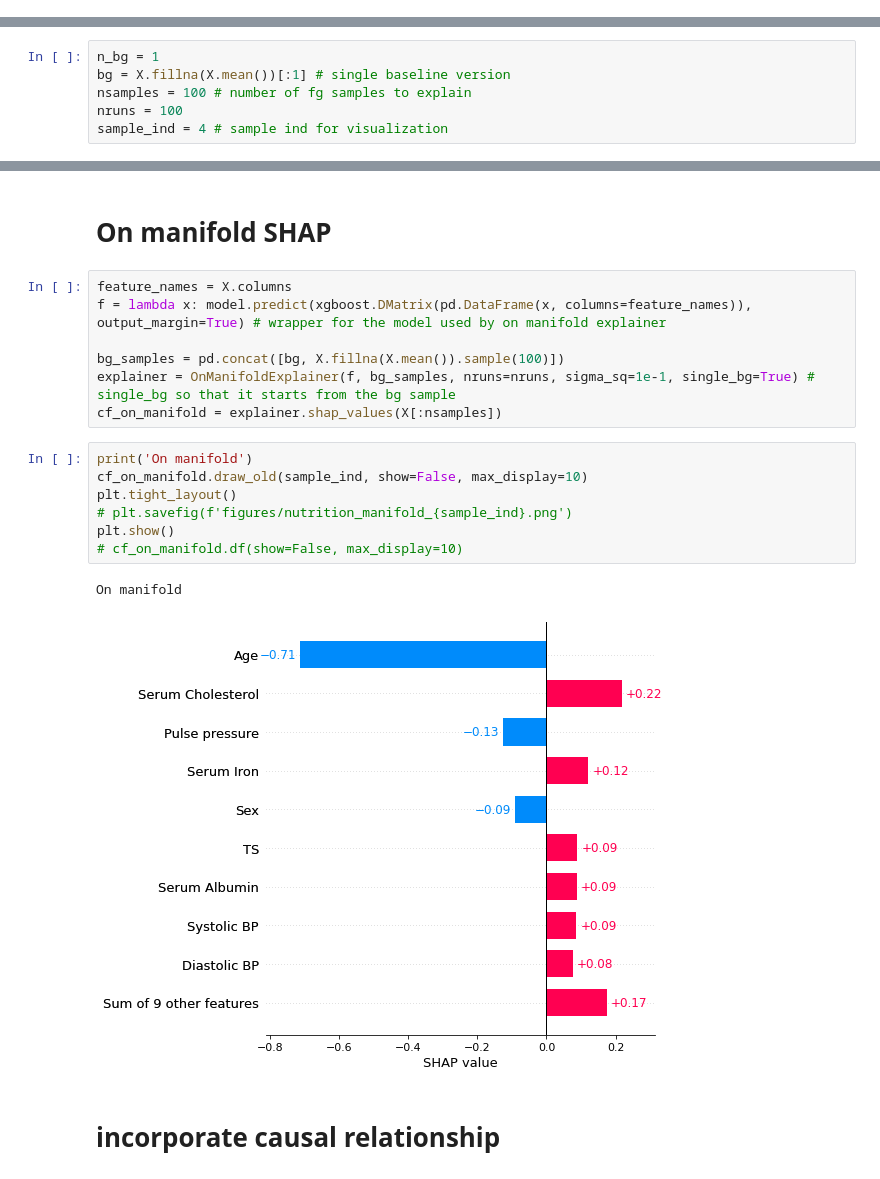
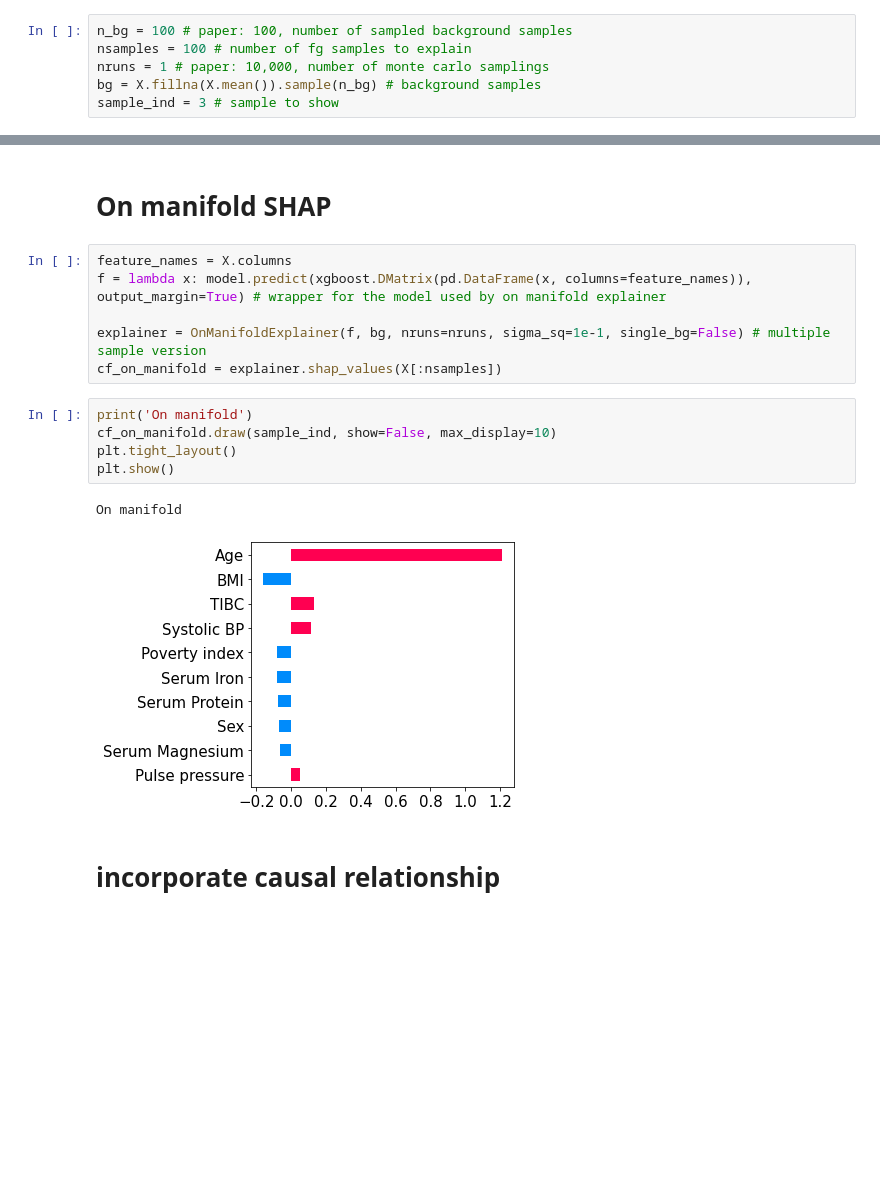
Before and after one commit to nathanwang000/Shapley-Flow, a Jupyter notebook: clean_notebooks/nutrition.ipynb, the cells around one changed output, grey strips where cells are left out. Cells and saved outputs as stored; diff of their text form; blank space fills up the shorter version.

```diff
--- a/clean_notebooks/nutrition.ipynb
+++ b/clean_notebooks/nutrition.ipynb
@@ -41,3 +36,9 @@ import matplotlib.pyplot as pl
+# %%
+n_bg = 100 # paper: 100, number of sampled background samples
+nsamples = 100 # number of fg samples to explain
+nruns = 1 # paper: 10,000, number of monte carlo samplings
+bg = X.fillna(X.mean()).sample(n_bg) # background samples
+sample_ind = 3 # sample to show
 # %% [markdown]
 # Train a model
 # %%
@@ -134,9 +133,3 @@ c_statistic_harrell(model_train.predict(xgb_test, ntree_limit=5000), y_test)
-# %%
-n_bg = 1
-bg = X.fillna(X.mean())[:1] # single baseline version
-nsamples = 100 # number of fg samples to explain
-nruns = 100
-sample_ind = 4 # sample ind for visualization
 # %% [markdown]
 # Ind Shap
 # %%
@@ -209,19 +184,16 @@ mean target: -1.7217752
 feature_names = X.columns
 f = lambda x: model.predict(xgboost.DMatrix(pd.DataFrame(x, columns=feature_names)), output_margin=True) # wrapper for the model used by on manifold explainer
 
-bg_samples = pd.concat([bg, X.fillna(X.mean()).sample(100)])
-explainer = OnManifoldExplainer(f, bg_samples, nruns=nruns, sigma_sq=1e-1, single_bg=True) # single_bg so that it starts from the bg sample
+explainer = OnManifoldExplainer(f, bg, nruns=nruns, sigma_sq=1e-1, single_bg=False) # multiple sample version
 cf_on_manifold = explainer.shap_values(X[:nsamples])
 # %%
 print('On manifold')
-cf_on_manifold.draw_old(sample_ind, show=False, max_display=10)
+cf_on_manifold.draw(sample_ind, show=False, max_display=10)
 plt.tight_layout()
-# plt.savefig(f'figures/nutrition_manifold_{sample_ind}.png')
 plt.show()
-# cf_on_manifold.df(show=False, max_display=10)
 # %% [output]
 On manifold
-[figure, old version]
+[figure, new version]
 # %% [markdown]
 # incorporate causal relationship
 # %%
```
Also changed, not shown: parts of 39 cells of this notebook, 6 other files.
